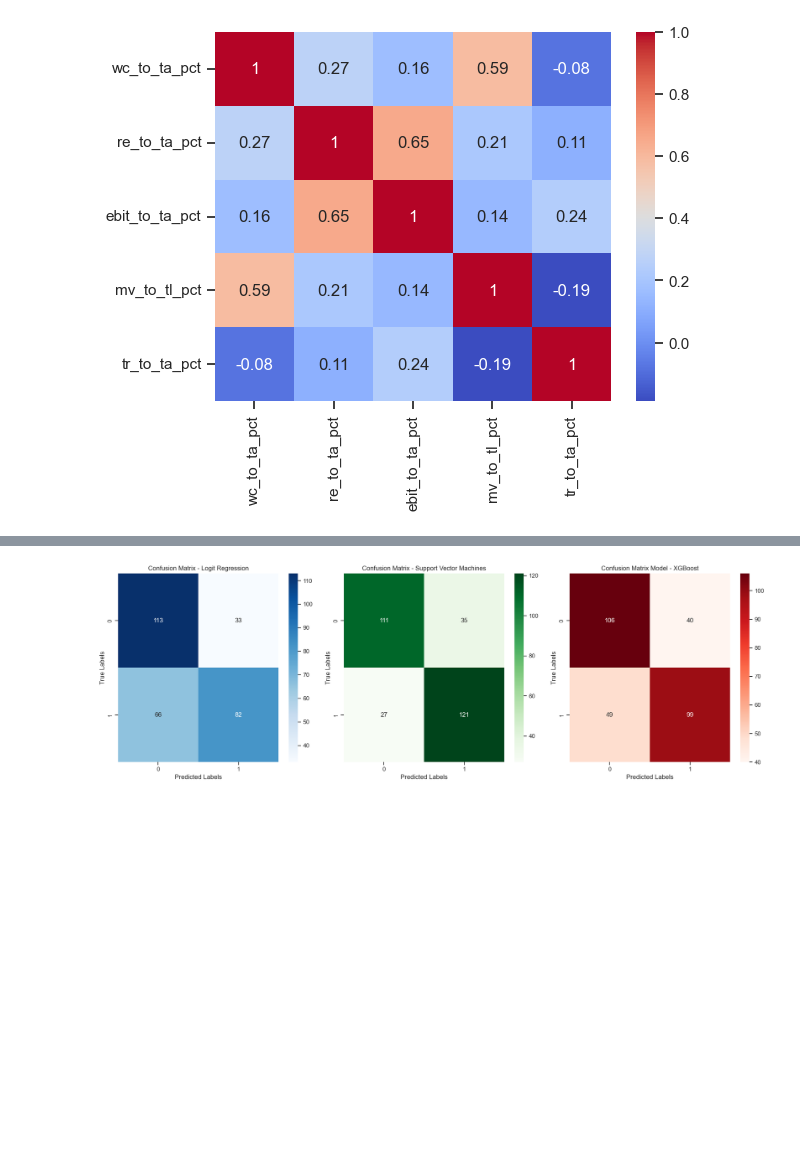
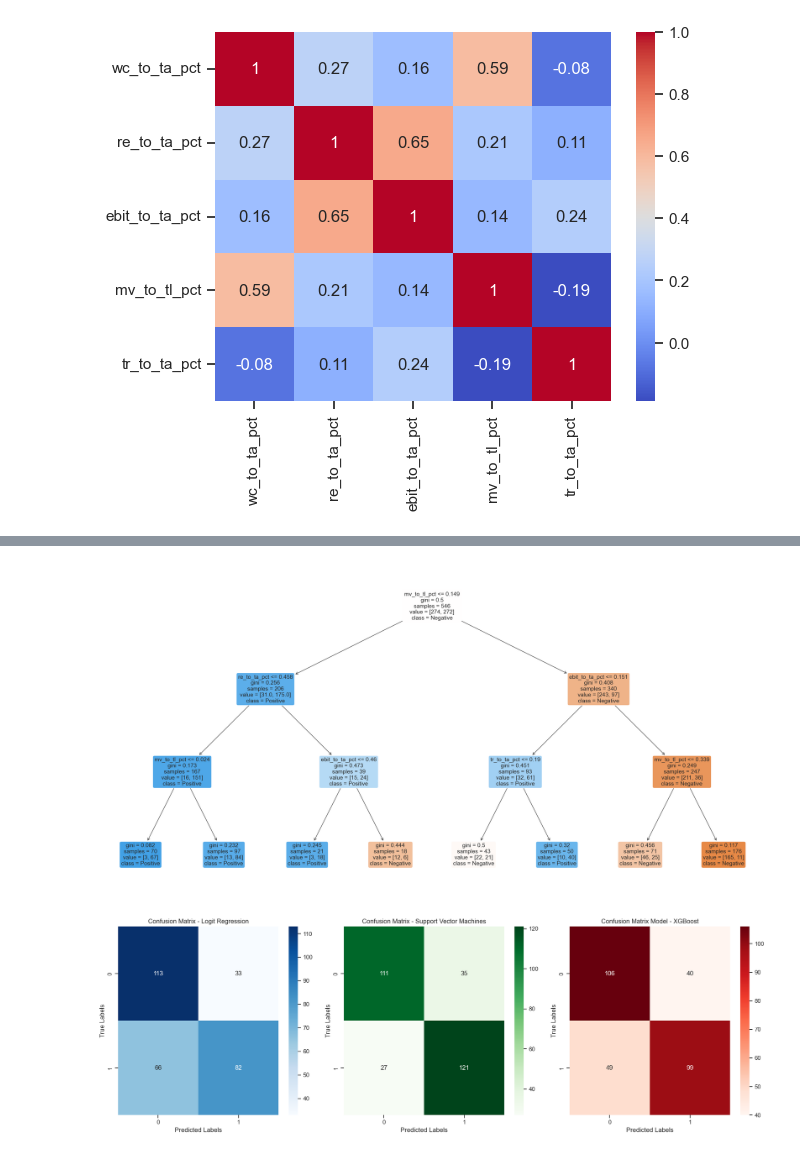
Before and after one commit to adam-datasci/RiskAnalytics, a Jupyter notebook: Bankruptcy Prediction.ipynb, the cells around one changed output, grey strips where cells are left out. Cells and saved outputs as stored; diff of their text form; code cells hidden in the pictures; blank space fills up the shorter version.

```diff
--- a/Bankruptcy Prediction.ipynb
+++ b/Bankruptcy Prediction.ipynb
@@ -130,3 +145,9 @@ DecisionTreeClassifier()
+# %%
+plt.figure(figsize=(30, 15))  # Adjust the size of the plot as needed
+plot_tree(tree_model, filled=True, feature_names=X_train.columns, class_names=["Negative", "Positive"], rounded=True, fontsize=14)
+plt.show()
+# %% [output]
+[figure, added]
 # %%
 logit_pred = result.predict(X_test)
 logit_pred_classes = (logit_pred > 0.5).astype(int)
```
Also changed, not shown: parts of 6 cells of this notebook, 1 other file.
